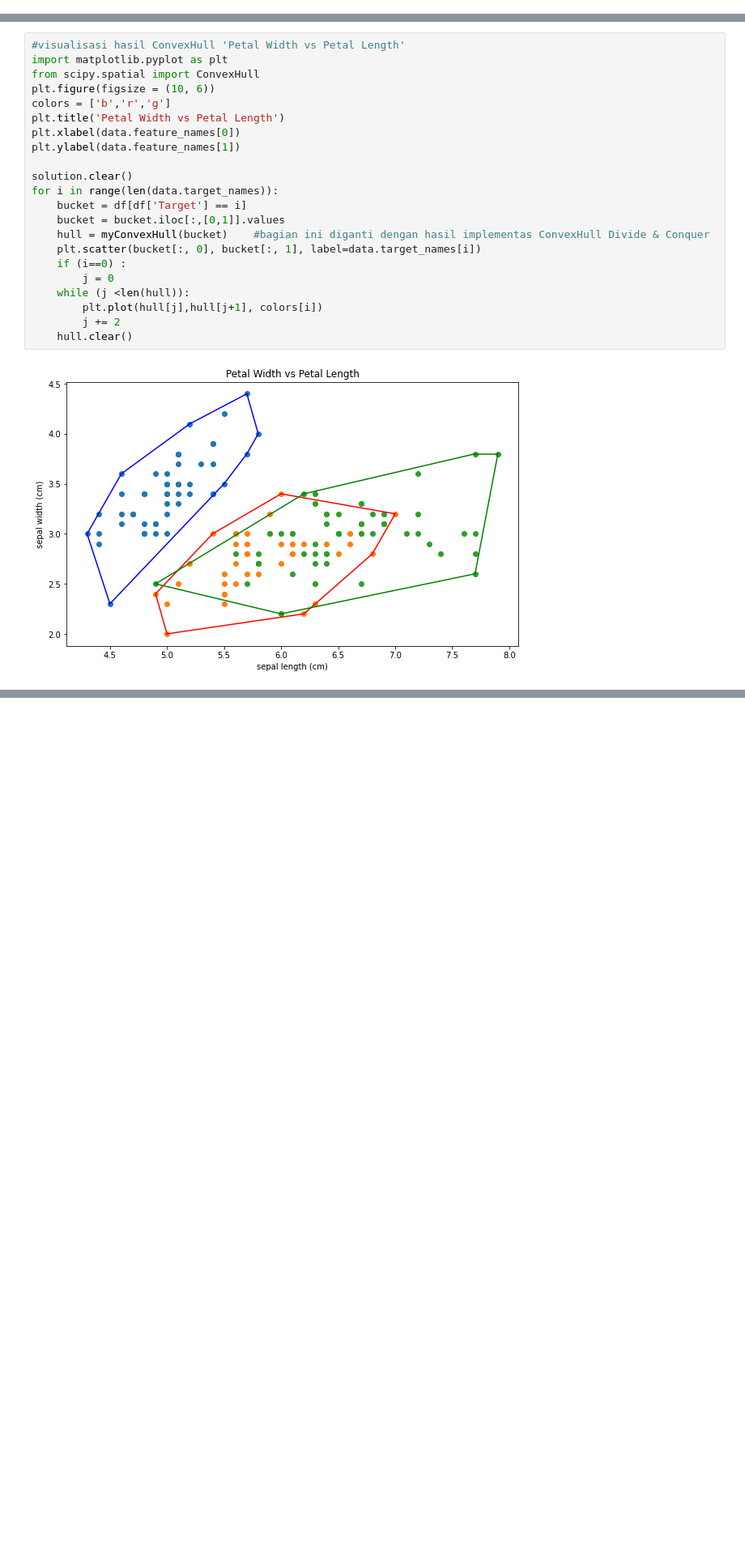
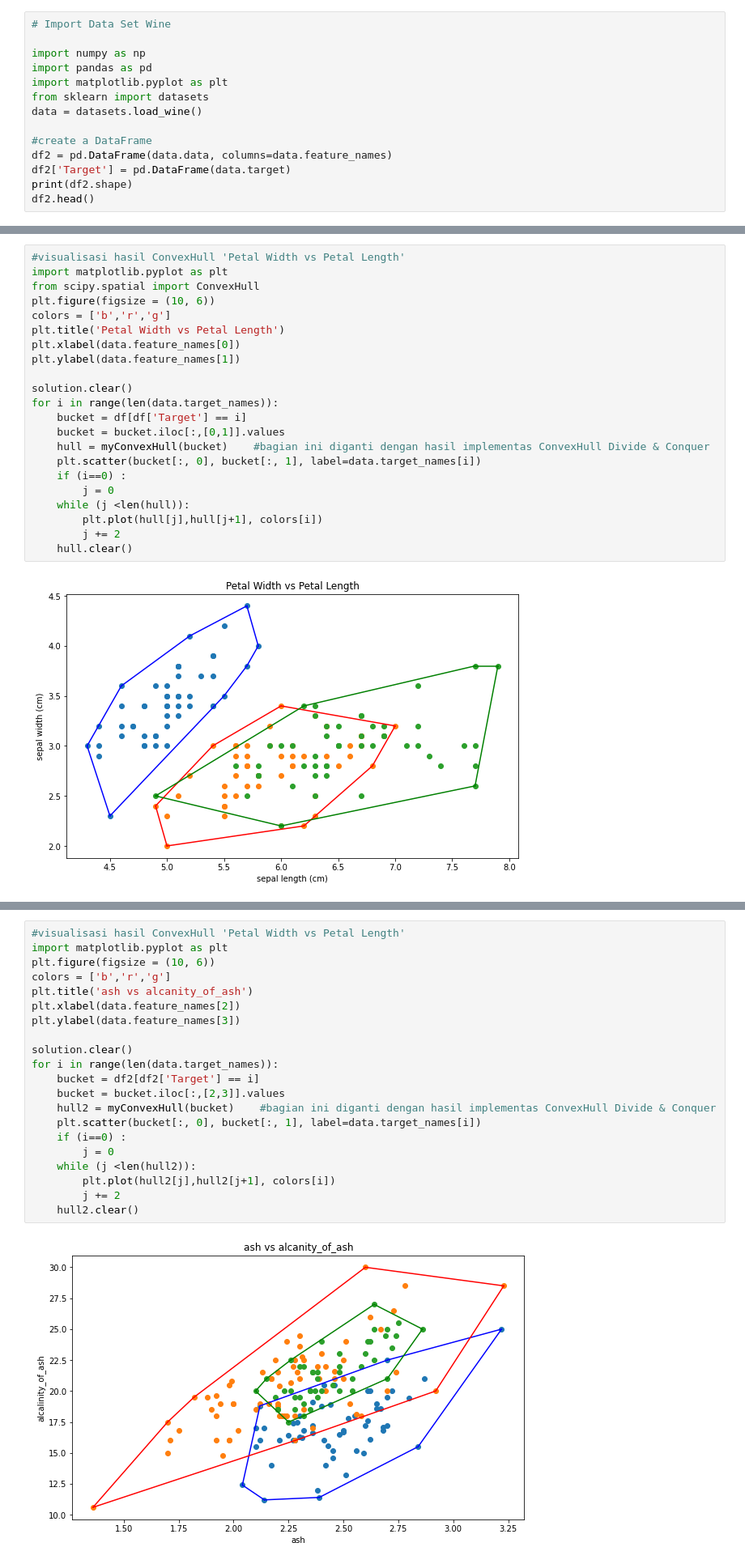
Before and after one commit to Fnhafiz/Tucil2_13520027, a Jupyter notebook: src/Tucil2_ConvexHull.ipynb, the cells around one changed output, grey strips where cells are left out. Shown: that part at 81% size. Drawn from its saved outputs; the diff is of its cells as text; blank space fills up the shorter version.

Commit message:
update Data Convex Hull

```diff
--- a/src/Tucil2_ConvexHull.ipynb
+++ b/src/Tucil2_ConvexHull.ipynb
@@ -20,3 +20,17 @@ df.head()
 | 2 | 4.7 | 3.2 | 1.3 | 0.2 | 0 |
 | 3 | 4.6 | 3.1 | 1.5 | 0.2 | 0 |
 | 4 | 5.0 | 3.6 | 1.4 | 0.2 | 0 |
+# %%
+# Import Data Set Wine
+
+import numpy as np
+import pandas as pd
+import matplotlib.pyplot as plt
+from sklearn import datasets
+data = datasets.load_wine()
+
+#create a DataFrame
+df2 = pd.DataFrame(data.data, columns=data.feature_names)
+df2['Target'] = pd.DataFrame(data.target)
+print(df2.shape)
+df2.head()
@@ -217,3 +238,26 @@ for i in range(len(data.target_names)):
     hull2.clear()
 # %% [output]
 [figure]
+# %%
+#visualisasi hasil ConvexHull 'Petal Width vs Petal Length'
+import matplotlib.pyplot as plt
+plt.figure(figsize = (10, 6))
+colors = ['b','r','g']
+plt.title('ash vs alcanity_of_ash')
+plt.xlabel(data.feature_names[2])
+plt.ylabel(data.feature_names[3])
+
+solution.clear()
+for i in range(len(data.target_names)):
+    bucket = df2[df2['Target'] == i]
+    bucket = bucket.iloc[:,[2,3]].values
+    hull2 = myConvexHull(bucket)    #bagian ini diganti dengan hasil implementas ConvexHull Divide & Conquer
+    plt.scatter(bucket[:, 0], bucket[:, 1], label=data.target_names[i])
+    if (i==0) :
+        j = 0
+    while (j <len(hull2)):
+        plt.plot(hull2[j],hull2[j+1], colors[i])
+        j += 2
+    hull2.clear()
+# %% [output]
+[figure, added]
```
Also changed, not shown: parts of 4 cells of this notebook.
